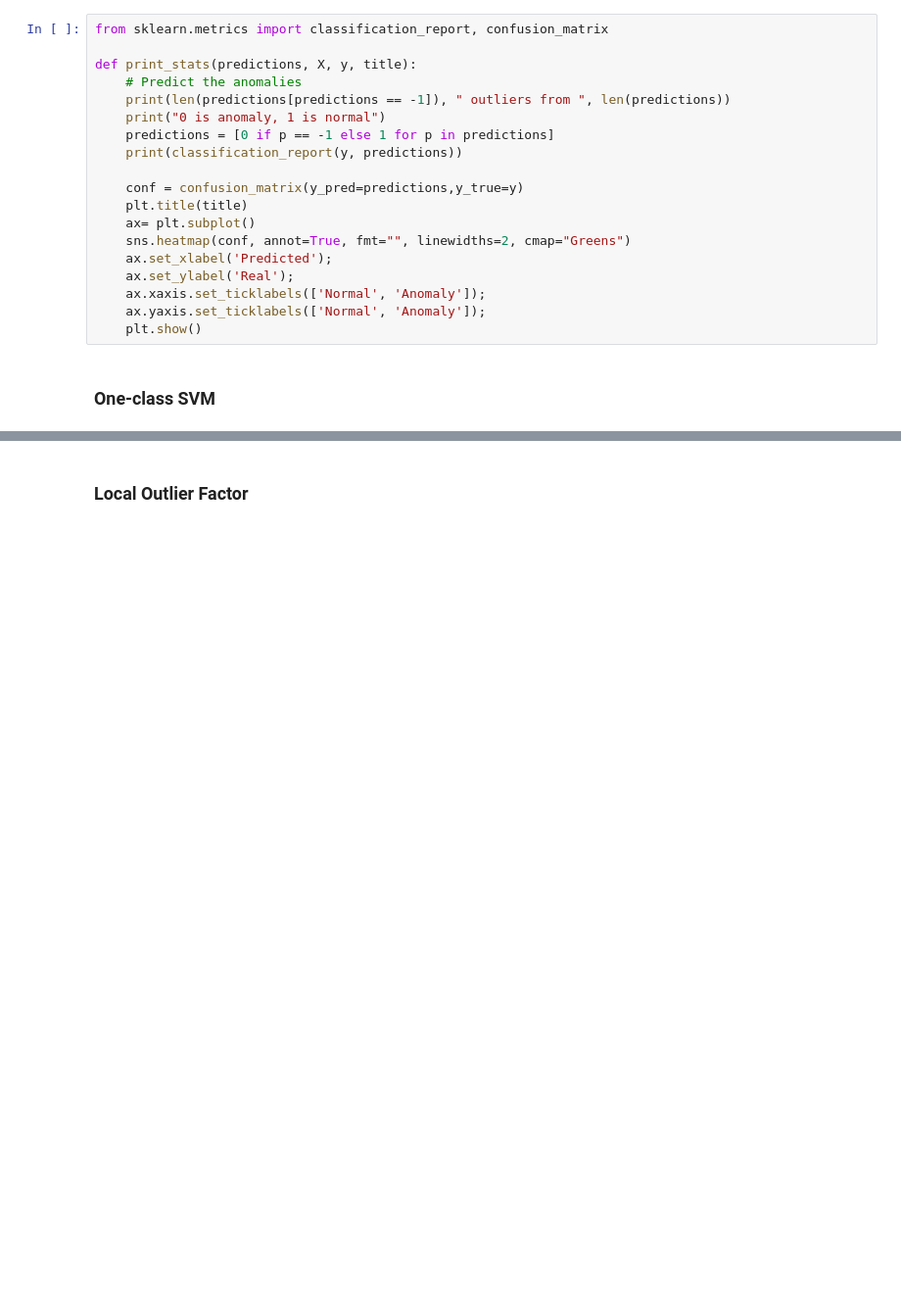
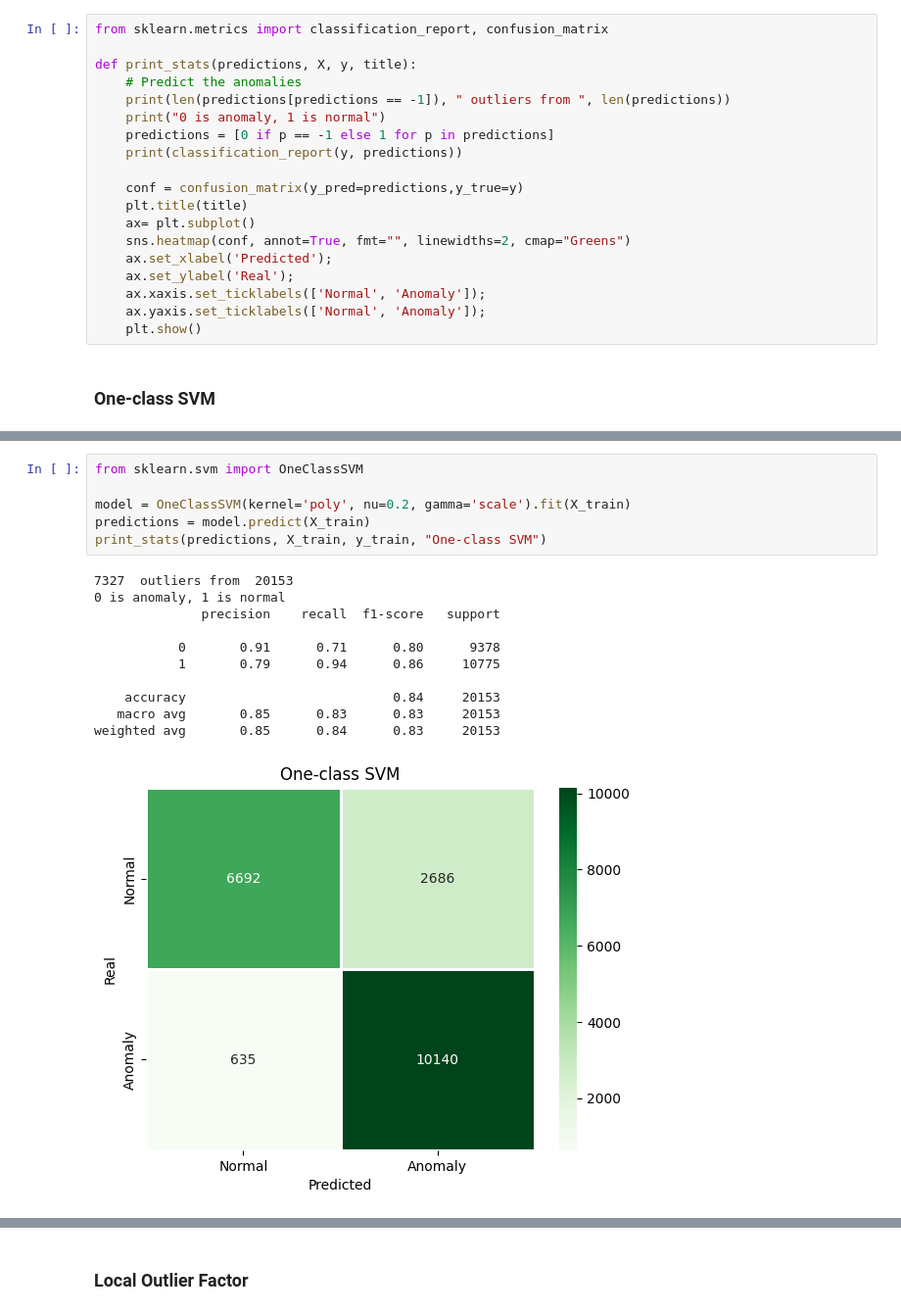
Before and after one commit to phoenixday/ml-algorithms, a Jupyter notebook: network-anomaly-detection.ipynb, the cells around one changed output, grey strips where cells are left out. Shown: that part at 98% size. Cells and saved outputs as stored; diff of their text form; blank space fills up the shorter version.

```diff
--- a/network-anomaly-detection.ipynb
+++ b/network-anomaly-detection.ipynb
@@ -208,0 +348,18 @@ print_stats(predictions, X_train, y_train, "One-class SVM")
+# %%
+from sklearn.svm import OneClassSVM
+
+model = OneClassSVM(kernel='poly', nu=0.2, gamma='scale').fit(X_train)
+predictions = model.predict(X_train)
+print_stats(predictions, X_train, y_train, "One-class SVM")
+# %% [output]
+7327  outliers from  20153
+0 is anomaly, 1 is normal
+              precision    recall  f1-score   support
+
+           0       0.91      0.71      0.80      9378
+           1       0.79      0.94      0.86     10775
+
+    accuracy                           0.84     20153
+   macro avg       0.85      0.83      0.83     20153
+weighted avg       0.85      0.84      0.83     20153
+[figure, added]
```
Also changed, not shown: parts of 29 cells of this notebook.
